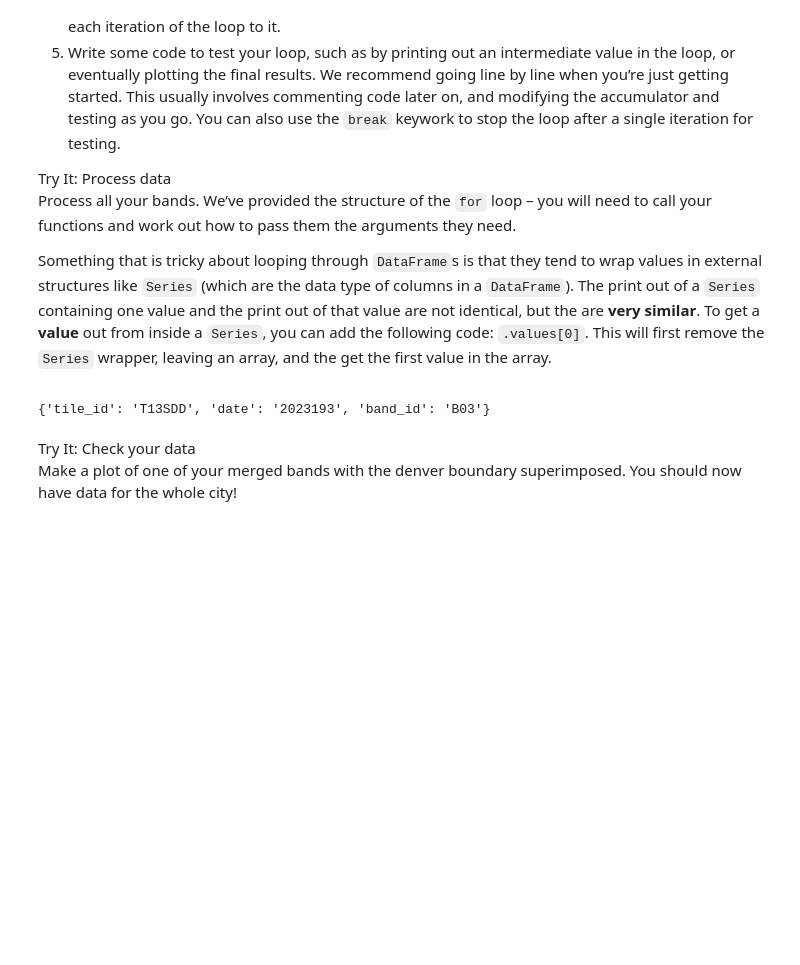
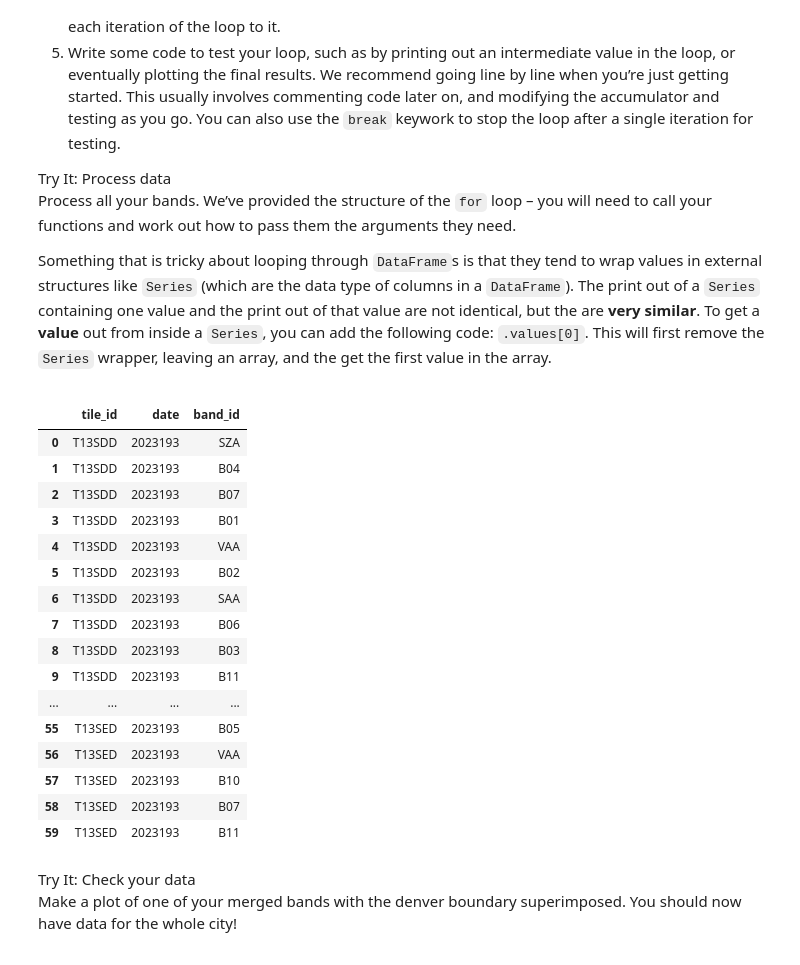
Before and after one commit to earthlab-education/fundamentals-04-redlining-gpb3037, a Jupyter notebook: notebooks/redlining-92-bulk-download.ipynb, the cells around one changed output. Saved outputs shown, nothing was run; the diff lists cells and outputs as text; code cells hidden in the pictures; blank space fills up the shorter version.

Commit message:
loop works for file names

```diff
--- a/notebooks/redlining-92-bulk-download.ipynb
+++ b/notebooks/redlining-92-bulk-download.ipynb
@@ -326,13 +326,42 @@ value in the array.</p></div></div>
 # %%
 # complie a uri to search for metadata
 
 uri_re = re.compile(
     r"HLS\.L30\.(?P<tile_id>T[0-9A-Z]+)\."
     r"(?P<date>\d+)T\d+\.v2\.0\.(?P<band_id>.+)\.tif"
 )
-uri_re.search(denver_file_data[8].full_name).groupdict()
+
+# uri_re.search(denver_file_data[8].full_name).groupdict() # was for testint
+
+uri_groups = [
+    uri_re.search(denver_file.full_name).groupdict()
+    for denver_file in denver_file_data]
+
+# create dataframe with metadata
+raster_df = pd.DataFrame(uri_groups)
+
+#add a file like uri to dateframe
+
+#check the results
+raster_df
 # %% [output]
-{'tile_id': 'T13SDD', 'date': '2023193', 'band_id': 'B03'}
+|  | tile_id | date | band_id |
+| 0 | T13SDD | 2023193 | SZA |
+| 1 | T13SDD | 2023193 | B04 |
+| 2 | T13SDD | 2023193 | B07 |
+| 3 | T13SDD | 2023193 | B01 |
+| 4 | T13SDD | 2023193 | VAA |
+| 5 | T13SDD | 2023193 | B02 |
+| 6 | T13SDD | 2023193 | SAA |
+| 7 | T13SDD | 2023193 | B06 |
+| 8 | T13SDD | 2023193 | B03 |
+| 9 | T13SDD | 2023193 | B11 |
+| ... | ... | ... | ... |
+| 55 | T13SED | 2023193 | B05 |
+| 56 | T13SED | 2023193 | VAA |
+| 57 | T13SED | 2023193 | B10 |
+| 58 | T13SED | 2023193 | B07 |
+| 59 | T13SED | 2023193 | B11 |
 # %%
 # Labels for each band to process
 bands = {
```
